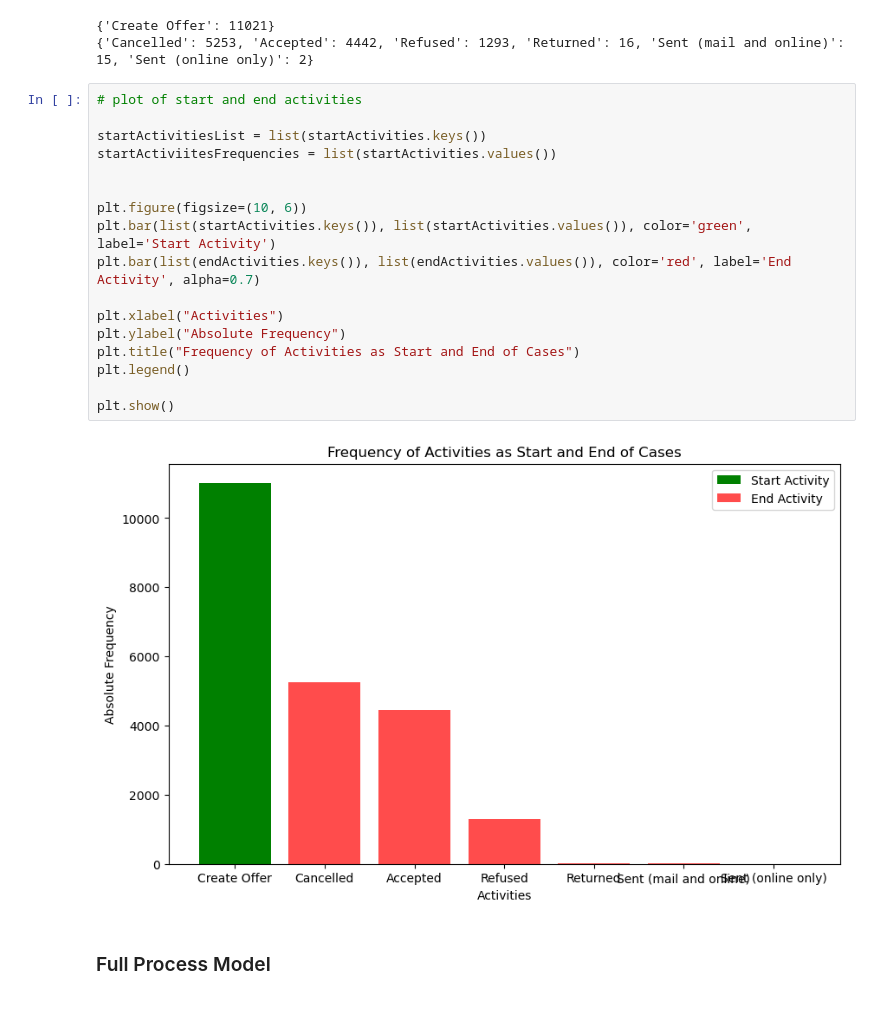
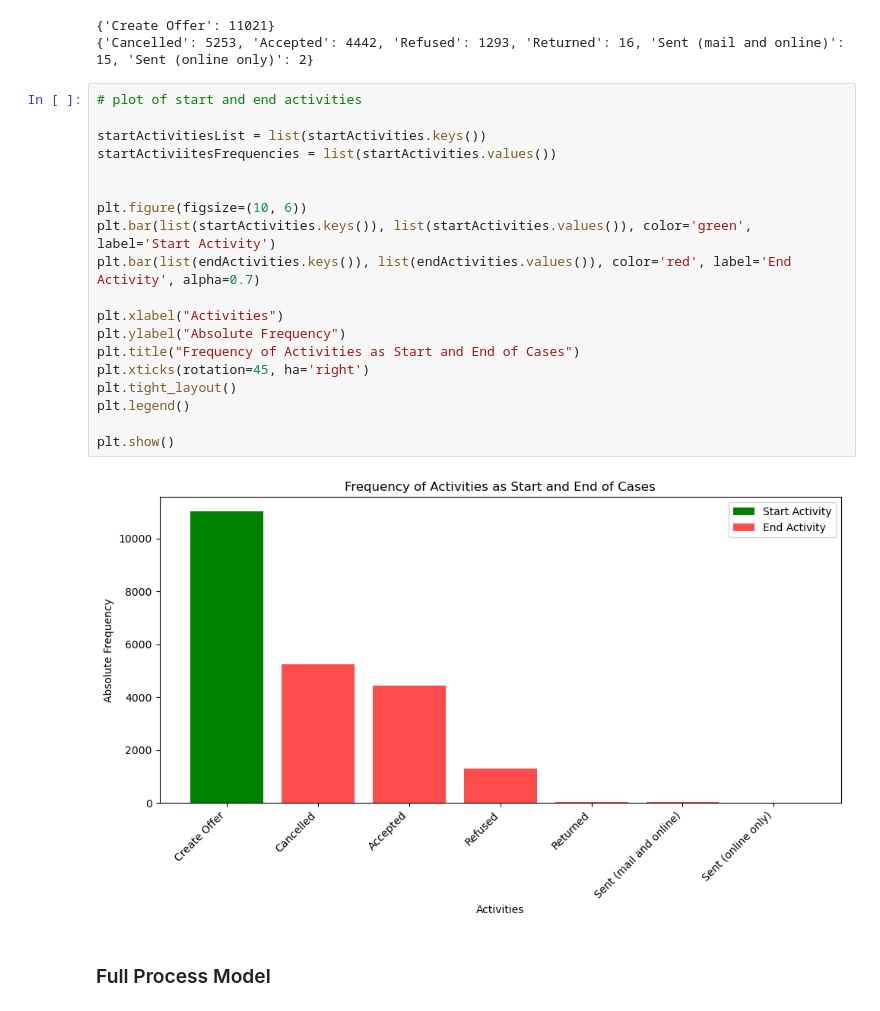
Before and after one commit to dxvidnrt/DataScience, a Jupyter notebook: assign2/03_process_mining.ipynb, the cells around one changed output. Drawn from its saved outputs; the diff is of its cells as text.

```diff
--- a/assign2/03_process_mining.ipynb
+++ b/assign2/03_process_mining.ipynb
@@ -139,22 +141,24 @@ print(endActivities)
 # %%
 # plot of start and end activities
 
 startActivitiesList = list(startActivities.keys())
 startActiviitesFrequencies = list(startActivities.values())
 
 
 plt.figure(figsize=(10, 6))
 plt.bar(list(startActivities.keys()), list(startActivities.values()), color='green', label='Start Activity')
 plt.bar(list(endActivities.keys()), list(endActivities.values()), color='red', label='End Activity', alpha=0.7)
 
 plt.xlabel("Activities")
 plt.ylabel("Absolute Frequency")
 plt.title("Frequency of Activities as Start and End of Cases")
+plt.xticks(rotation=45, ha='right')
+plt.tight_layout()
 plt.legend()
 
 plt.show()
 # %% [output]
-[figure, old version]
+[figure, new version]
 # %% [markdown]
 ### Full Process Model
 # %%
```
Also changed, not shown: parts of 13 cells of this notebook.
